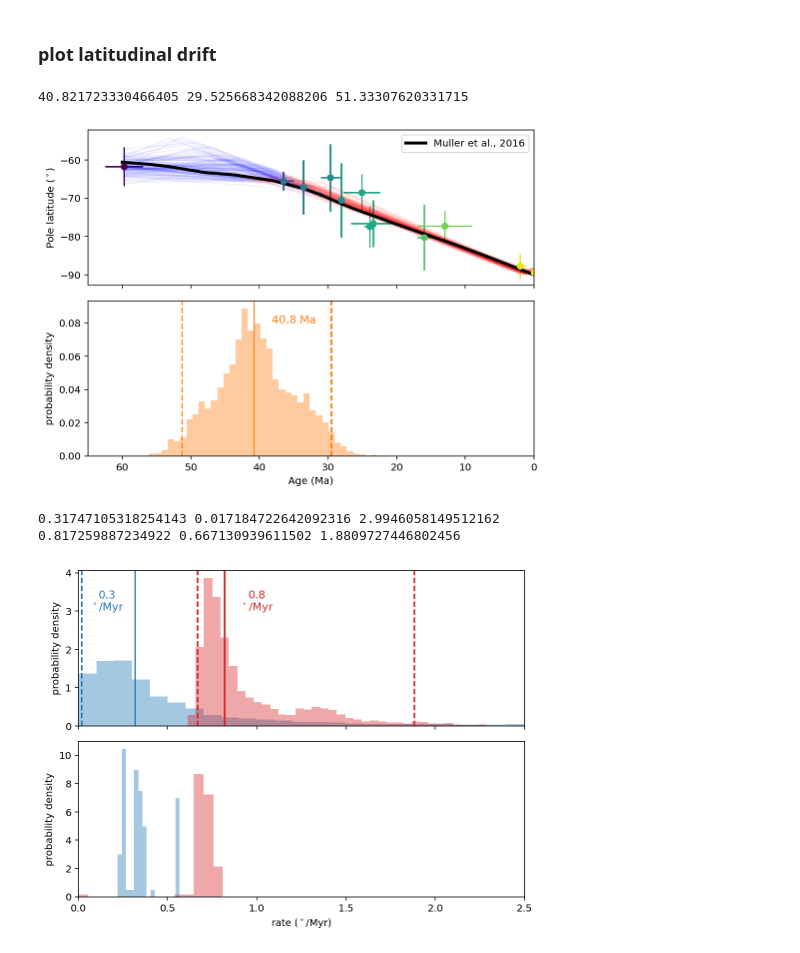
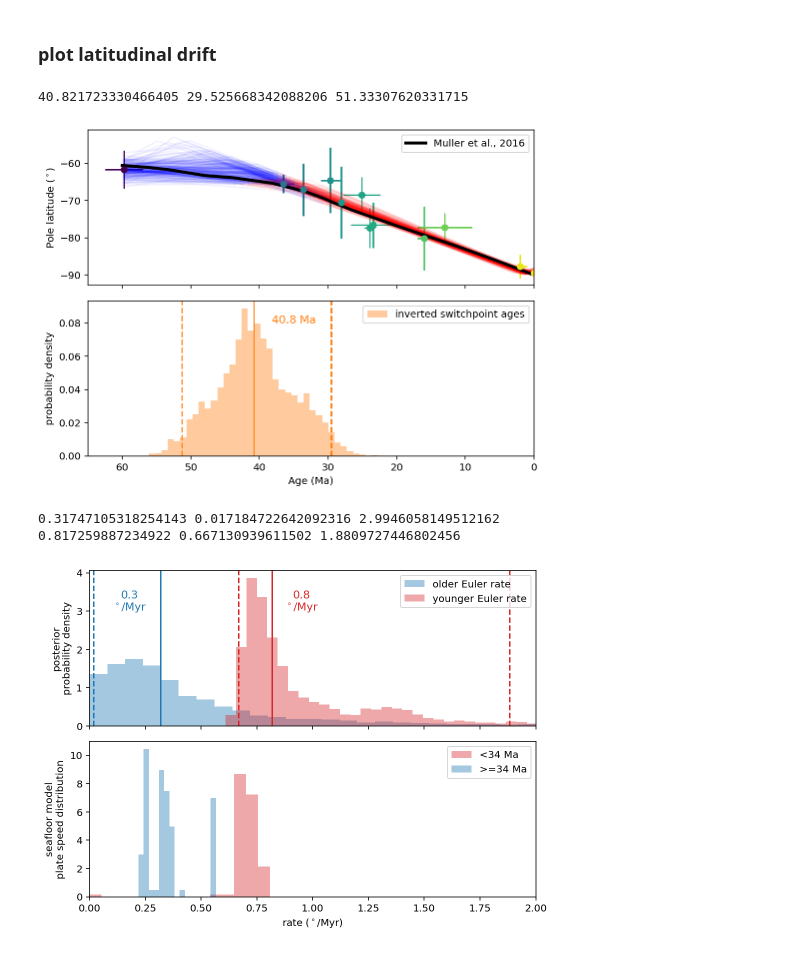
Before and after one commit to Swanson-Hysell-Group/Bayesian_PEP_inversion, a Jupyter notebook: PEP_Australia.ipynb, the cells around one changed output. Drawn from its saved outputs; the diff is of its cells as text; code cells hidden in the pictures.

```diff
--- a/PEP_Australia.ipynb
+++ b/PEP_Australia.ipynb
@@ -52,6 +52,9 @@ for n in range(0,len(Aus_poles)):
     Aus_poles['Age_error'][n] = Aus_poles['AgeNominal'][n] - Aus_poles['AgeUpper'][n]
 
 Aus_poles = Aus_poles.sort_values(by='AgeNominal', ascending=0, ignore_index=1)
+color_map = plt.cm.ScalarMappable(cmap='viridis_r', norm=plt.Normalize(vmin=Aus_poles['AgeNominal'].min(), vmax=Aus_poles['AgeNominal'].max()))
+Aus_poles['color'] = color_map.to_rgba(Aus_poles['AgeNominal']).tolist()
+
 Aus_poles
 # %% [output]
 |  | PoleName | Unnamed: 1 | SLat | SLon | PLat | PLon | A95 | K | N | PolarityZone | ... |
@@ -97,7 +124,7 @@ Muller_rate = [pmag.angle([Muller_path[:,1][i], Muller_path[:,2][i]], [Muller_pa
                Muller_path[:,0][i+1] - Muller_path[:,0][i]
                for i in range(len(Muller_path)-1)]
 # %%
-Muller_df = pd.DataFrame(Muller_path, columns = ['age','pole_lon', 'pole_lat', 'Euler_rate'])
+Muller_df = pd.DataFrame(Muller_path, columns = ['age','pole_lon', 'pole_lat', 'Euler_rate', 'Euler_lon', 'Euler_lat'])
 Muller_rate_young = Muller_df[Muller_df['age'] < 34]
 Muller_rate_old = Muller_df[Muller_df['age'] >= 34]
 Muller_df
@@ -162,11 +197,10 @@ with pm.Model() as model:
 
         if Aus_poles['GaussianOrUniform'][i] == 'uniform':
             age = pm.Uniform('t'+str(i), Aus_poles['AgeLower'][i], Aus_poles['AgeUpper'][i])
-
         else:
-            age = pm.Normal('t'+str(i), mu=Aus_poles['AgeNominal'][i], sigma = Aus_poles['Gaussian_2sigma'][i])
+            age = pm.Normal('t'+str(i), mu=Aus_poles['AgeNominal'][i], sigma = Aus_poles['Gaussian_2sigma'][i]/2)
             mu = Aus_poles['AgeNominal'][i]
-            sigma = Aus_poles['Gaussian_2sigma'][i]
+            sigma = Aus_poles['Gaussian_2sigma'][i]/2
 
         print('pole '+str(i)+' age: ',Aus_poles['AgeNominal'][i])
 
@@ -280,7 +314,7 @@ def plot_poles_2e( trace, lon_lats, A95s, ages, central_lon = 30., central_lat =
 ### plot latitudinal drift
 # %%
 _, ax1, ax2 = plot_poles_2e(trace_2e_saved, Aus_poles[['PLon', 'PLat']].to_numpy(), Aus_poles['A95'], Aus_poles['AgeNominal'].tolist(),
-              central_lon=180, central_lat=90, num_paths_to_plot=100,
+              central_lon=180, central_lat=90, num_paths_to_plot=200,
                   savefig = False);
 # plot paleomagnetic observation poles here
 cNorm  = matplotlib.colors.Normalize(vmin=min(Aus_poles['AgeNominal']), vmax=max(Aus_poles['AgeNominal']))
@@ -304,54 +338,56 @@ ax2.set_xlim(65,0)
 plt.xlabel('Age (Ma)')
 
 ax1.legend()
+ax2.legend()
 plt.savefig('./code_output/aus_lat_rate.png', dpi=600, bbox_inches='tight')
 plt.show()
 # %% [output]
 40.821723330466405 29.525668342088206 51.33307620331715
-[figure, old version]
+[figure, new version]
 # %%
 HPD_max_1 = np.percentile(trace_2e_saved['rate_1'],97.5)
 HPD_min_1 = np.percentile(trace_2e_saved['rate_1'],2.5)
 median_1 = np.median(trace_2e_saved['rate_1'])
 print(median_1, HPD_min_1, HPD_max_1)
 
 HPD_max_2 = np.percentile(trace_2e_saved['rate_2'],97.5)
 HPD_min_2 = np.percentile(trace_2e_saved['rate_2'],2.5)
 median_2 = np.median(trace_2e_saved['rate_2'])
 print(median_2, HPD_min_2, HPD_max_2)
 
 _, (ax3, ax4) = plt.subplots(nrows=2, figsize=(8,6), sharex='col', gridspec_kw={'hspace': 0.1, 'wspace': 0.1})
 
-sns.distplot(trace_2e_saved['rate_1'],kde=False, hist_kws={'density':1}, bins=40, color = 'C0', ax=ax3)
-sns.distplot(trace_2e_saved['rate_2'],kde=False, hist_kws={'density':1}, bins=40, color = 'C3', ax=ax3)
+sns.distplot(trace_2e_saved['rate_1'],kde=False, hist_kws={'density':1}, bins=50, color = 'C0', ax=ax3,  label='older Euler rate')
+sns.distplot(trace_2e_saved['rate_2'],kde=False, hist_kws={'density':1}, bins=40, color = 'C3', ax=ax3,  label='younger Euler rate')
 
 ax3.axvline(x=median_1)
 ax3.axvline(x=HPD_min_1,linestyle='--')
 ax3.axvline(x=HPD_max_1,linestyle='--')
 
 ax3.axvline(x=median_2, color = 'C3')
 ax3.axvline(x=HPD_min_2,linestyle='--', color = 'C3')
 ax3.axvline(x=HPD_max_2,linestyle='--', color = 'C3')
 
-ax3.text(0.16, 3., str(round(median_1,1))+ '\n$^\circ$/Myr', horizontalalignment = 'center', color = 'C0', fontdict={'fontsize':11})
-ax3.text(1., 3., str(round(median_2,1))+ '\n$^\circ$/Myr', horizontalalignment = 'center' ,color = 'C3', fontdict={'fontsize':11})
+ax3.text(0.18, 3., str(round(median_1,1))+ '\n$^\circ$/Myr', horizontalalignment = 'center', color = 'C0', fontdict={'fontsize':11})
+ax3.text(0.95, 3., str(round(median_2,1))+ '\n$^\circ$/Myr', horizontalalignment = 'center' ,color = 'C3', fontdict={'fontsize':11})
 
-ax3.set_ylabel('probability density')
+ax3.set_ylabel('posterior\nprobability density')
+ax3.legend(loc='upper right')
 
-sns.distplot(np.abs(Muller_rate_young['Euler_rate']),kde=False, bins=15, norm_hist=1, color = 'C3', ax=ax4)
-sns.distplot(np.abs(Muller_rate_old['Euler_rate']),kde=False, bins=15, norm_hist=1, color = 'C0', ax=ax4)
+sns.distplot(np.abs(Muller_rate_young['Euler_rate']),kde=False, bins=15, norm_hist=1, color = 'C3', ax=ax4, label='<34 Ma')
+sns.distplot(np.abs(Muller_rate_old['Euler_rate']),kde=False, bins=15, norm_hist=1, color = 'C0', ax=ax4, label='>=34 Ma')
 
 ax4.set_xlabel('rate ($^\circ$/Myr)')
-ax4.set_ylabel('probability density')
-
+ax4.set_ylabel('seafloor model\nplate speed distribution')
+ax4.legend()
 # ax3.xlabel('rate ($^\circ$/Myr)')
 
-plt.xlim(0,2.5)
+plt.xlim(0,2.)
 plt.savefig('code_output/aus_full_rate.png',dpi=600,bbox_inches='tight')
 # %% [output]
 0.31747105318254143 0.017184722642092316 2.9946058149512162
 0.817259887234922 0.667130939611502 1.8809727446802456
-[figure, old version]
+[figure, new version]
 # %%
 trace = trace_2e_saved
 num_paths_to_plot = 100
```
Also changed, not shown: parts of 9 cells of this notebook, 7 other files.
